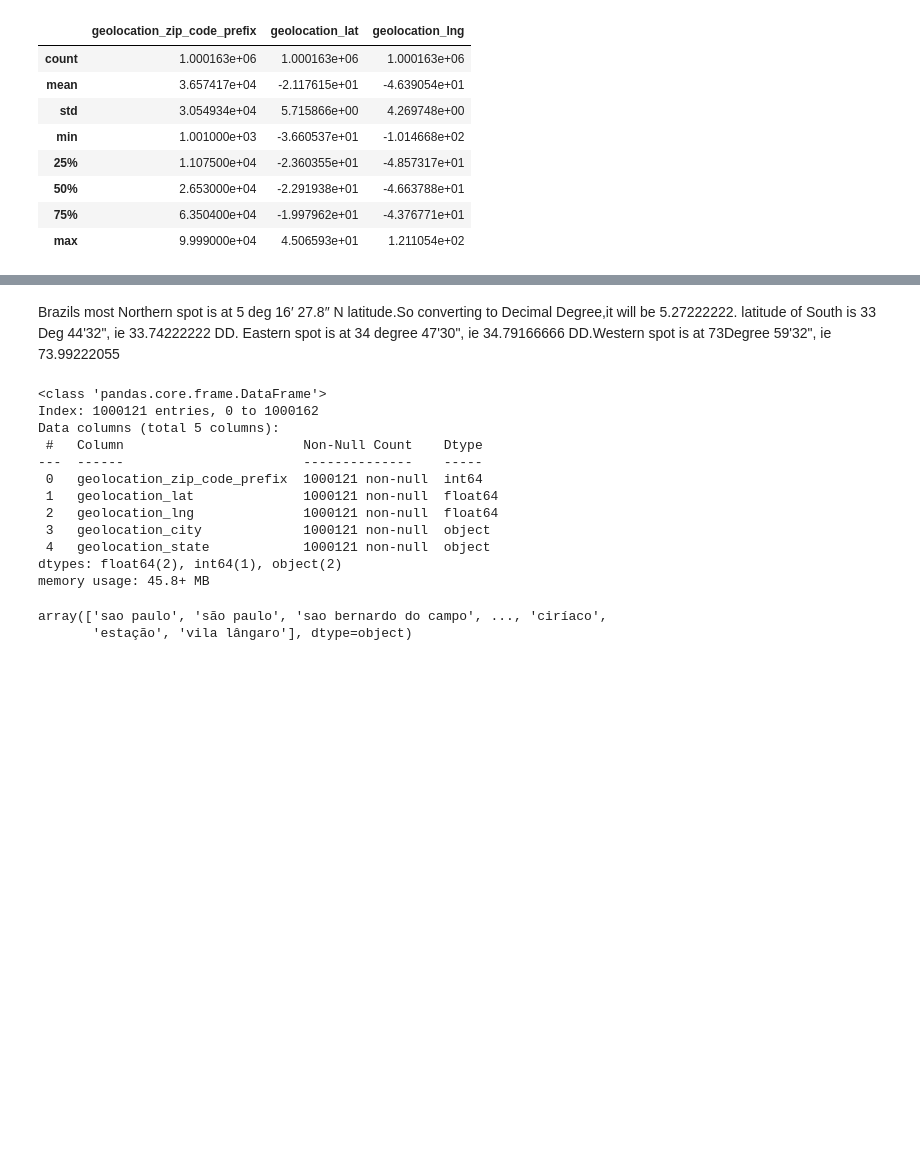
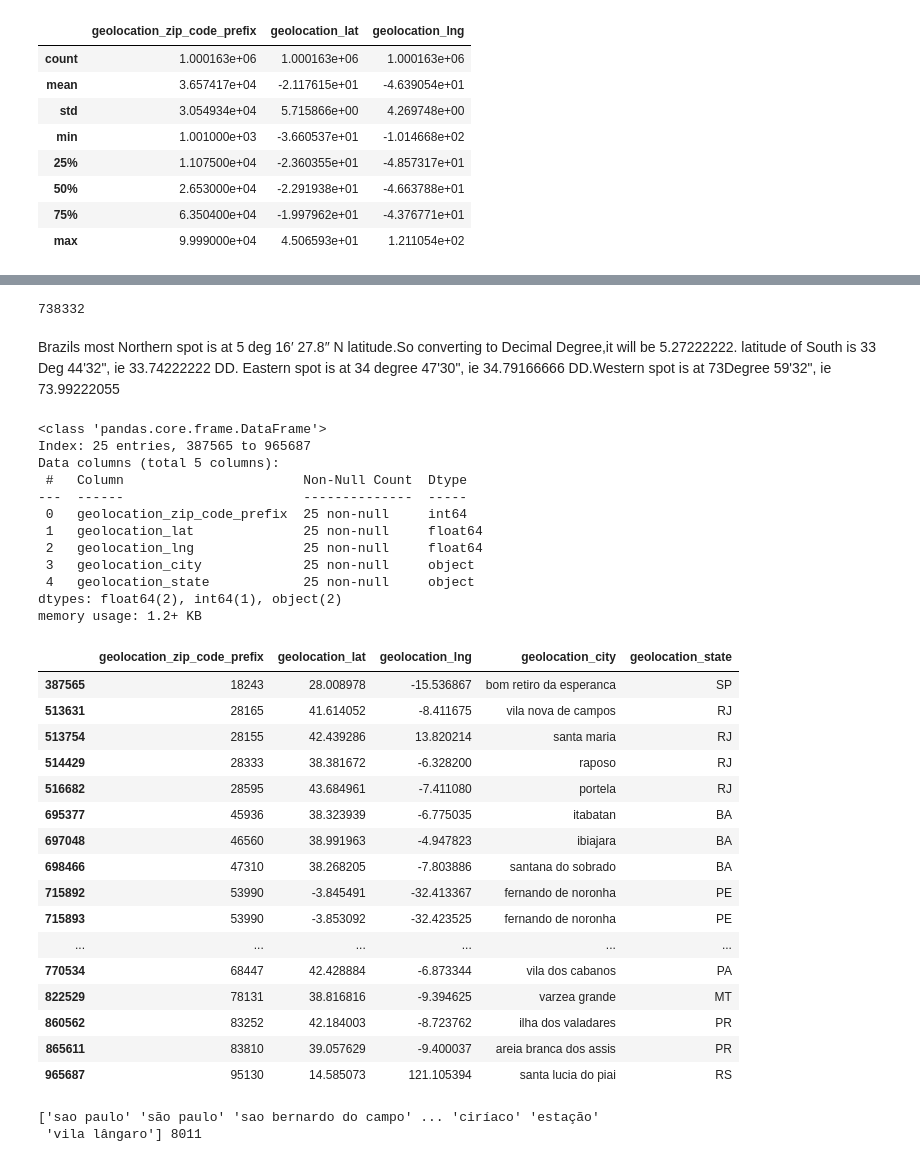
Before and after one commit to HassanHosain/tp_final_proj, a Jupyter notebook: geolocation.ipynb, the cells around one changed output, grey strips where cells are left out. Cells and saved outputs as stored; diff of their text form; code cells hidden in the pictures; blank space fills up the shorter version.

```diff
--- a/geolocation.ipynb
+++ b/geolocation.ipynb
@@ -66,0 +141,4 @@ geolocation_df.describe() #to find the summery statistics
+# %%
+print(len(geolocation_df.drop_duplicates()))
+# %% [output]
+738332
@@ -78,21 +158,42 @@ geolocation_df = geolocation_df[geolocation_df.geolocation_lng <=  -34.79166666]
 # %%
-geolocation_df.info()
+geolocation_out_df.info()
 # %% [output]
 <class 'pandas.core.frame.DataFrame'>
-Index: 1000121 entries, 0 to 1000162
+Index: 25 entries, 387565 to 965687
 Data columns (total 5 columns):
- #   Column                       Non-Null Count    Dtype
----  ------                       --------------    -----
- 0   geolocation_zip_code_prefix  1000121 non-null  int64
- 1   geolocation_lat              1000121 non-null  float64
- 2   geolocation_lng              1000121 non-null  float64
- 3   geolocation_city             1000121 non-null  object
- 4   geolocation_state            1000121 non-null  object
+ #   Column                       Non-Null Count  Dtype
+---  ------                       --------------  -----
+ 0   geolocation_zip_code_prefix  25 non-null     int64
+ 1   geolocation_lat              25 non-null     float64
+ 2   geolocation_lng              25 non-null     float64
+ 3   geolocation_city             25 non-null     object
+ 4   geolocation_state            25 non-null     object
 dtypes: float64(2), int64(1), object(2)
-memory usage: 45.8+ MB
+memory usage: 1.2+ KB
+# %%
+geolocation_out_df
+# %% [output]
+|  | geolocation_zip_code_prefix | geolocation_lat | geolocation_lng | geolocation_city | geolocation_state |
+| 387565 | 18243 | 28.008978 | -15.536867 | bom retiro da esperanca | SP |
+| 513631 | 28165 | 41.614052 | -8.411675 | vila nova de campos | RJ |
+| 513754 | 28155 | 42.439286 | 13.820214 | santa maria | RJ |
+| 514429 | 28333 | 38.381672 | -6.328200 | raposo | RJ |
+| 516682 | 28595 | 43.684961 | -7.411080 | portela | RJ |
+| 695377 | 45936 | 38.323939 | -6.775035 | itabatan | BA |
+| 697048 | 46560 | 38.991963 | -4.947823 | ibiajara | BA |
+| 698466 | 47310 | 38.268205 | -7.803886 | santana do sobrado | BA |
+| 715892 | 53990 | -3.845491 | -32.413367 | fernando de noronha | PE |
+| 715893 | 53990 | -3.853092 | -32.423525 | fernando de noronha | PE |
+| ... | ... | ... | ... | ... | ... |
+| 770534 | 68447 | 42.428884 | -6.873344 | vila dos cabanos | PA |
+| 822529 | 78131 | 38.816816 | -9.394625 | varzea grande | MT |
+| 860562 | 83252 | 42.184003 | -8.723762 | ilha dos valadares | PR |
+| 865611 | 83810 | 39.057629 | -9.400037 | areia branca dos assis | PR |
+| 965687 | 95130 | 14.585073 | 121.105394 | santa lucia do piai | RS |
 # %%
 unique_cities=geolocation_df['geolocation_city'].unique()
-unique_cities
+nunique_cities=geolocation_df['geolocation_city'].nunique()
+print(unique_cities, nunique_cities)
 # %% [output]
-array(['sao paulo', 'são paulo', 'sao bernardo do campo', ..., 'ciríaco',
-       'estação', 'vila lângaro'], dtype=object)
+['sao paulo' 'são paulo' 'sao bernardo do campo' ... 'ciríaco' 'estação'
+ 'vila lângaro'] 8011
```
Also changed, not shown: parts of 37 cells of this notebook, 2 other files.
